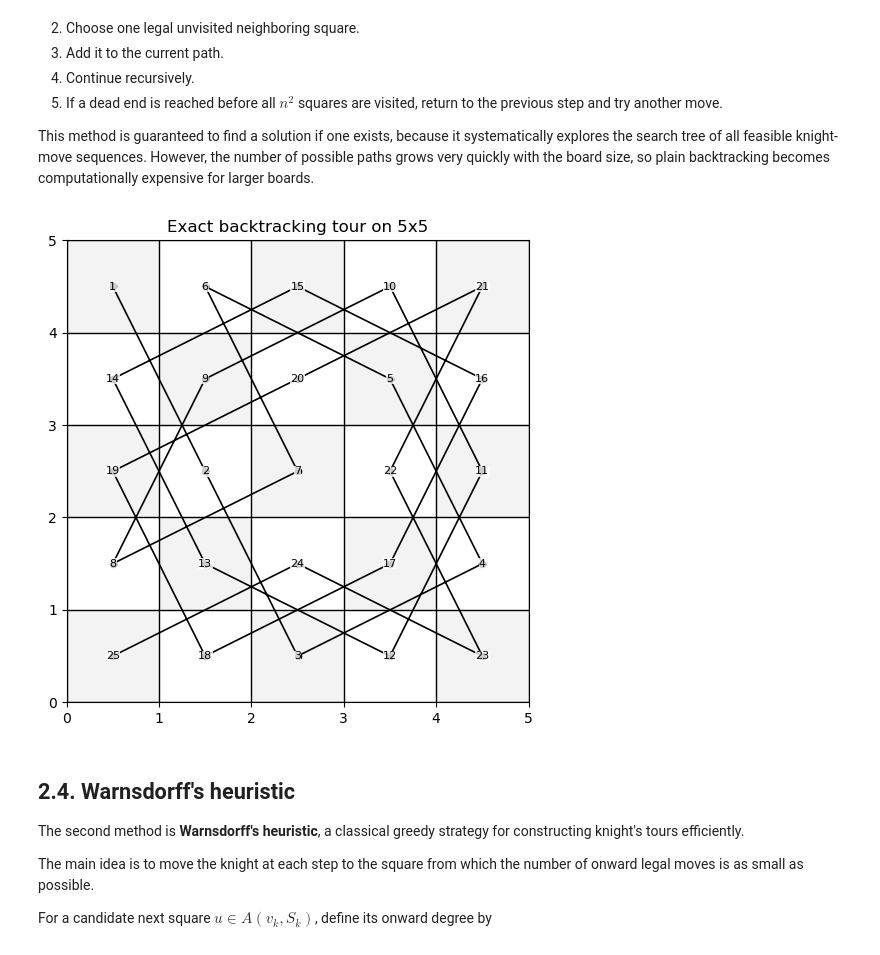
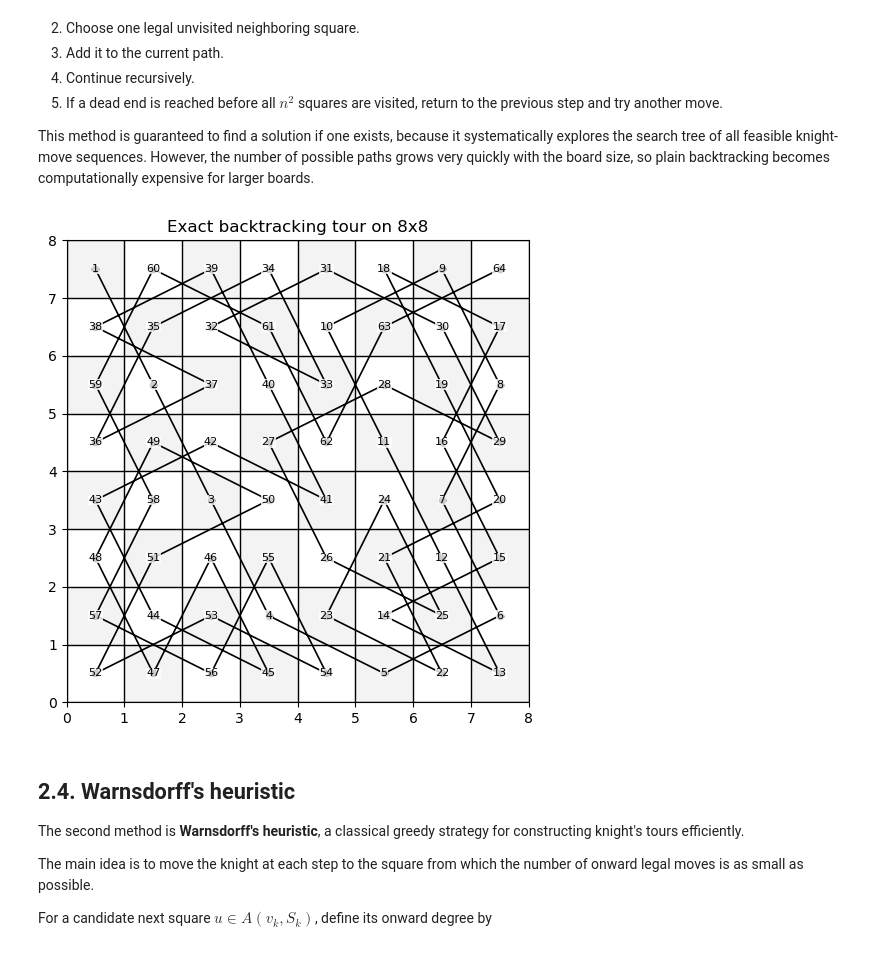
Before and after one commit to Trogkton/Math-Project, a Jupyter notebook: knights_tour.ipynb, the cells around one changed output. Drawn from its saved outputs; the diff is of its cells as text; code cells hidden in the pictures.

```diff
--- a/knights_tour.ipynb
+++ b/knights_tour.ipynb
@@ -566,13 +561,13 @@ def backtracking_knights_tour(n, start = (0, 0), closed=False):
         "method": "Backtracking"
     }
 # %%
-bt_result = backtracking_knights_tour(5, start=(0, 0), closed=False)
+bt_result = backtracking_knights_tour(8, start=(0, 0), closed=False)
 
 if bt_result["success"]:
-    plot_tour(bt_result["tour"], 5, title="Exact backtracking tour on 5x5")
+    plot_tour(bt_result["tour"], 8, title="Exact backtracking tour on 8x8")
     plt.show()
 # %% [output]
-[figure, old version]
+[figure, new version]
 # %% [markdown]
 ## 2.4. Warnsdorff's heuristic
 
```
Also changed, not shown: parts of 10 cells of this notebook.
